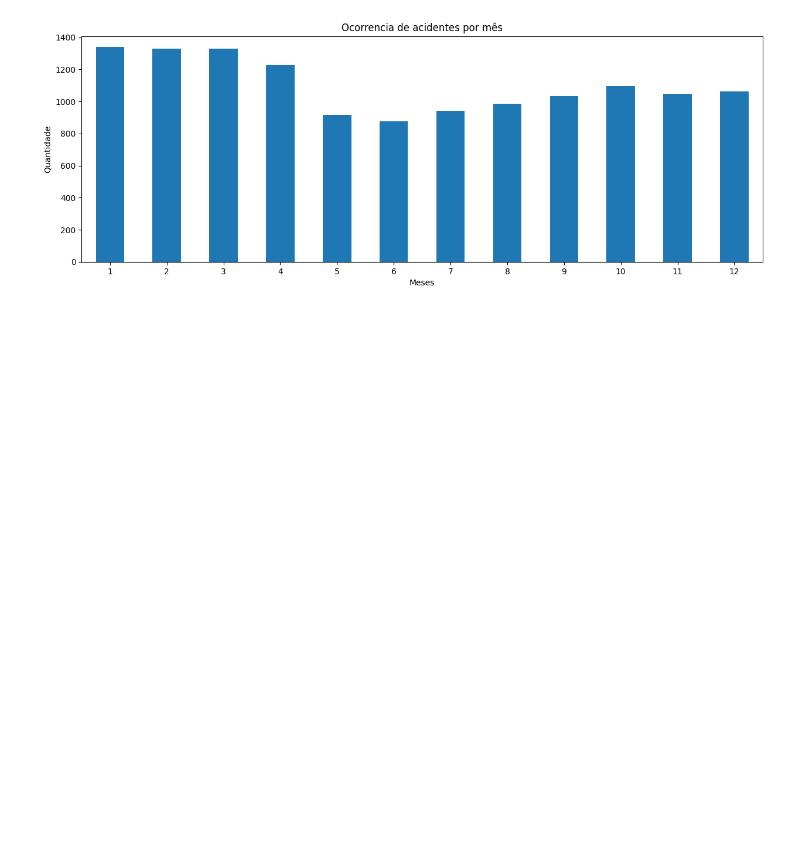
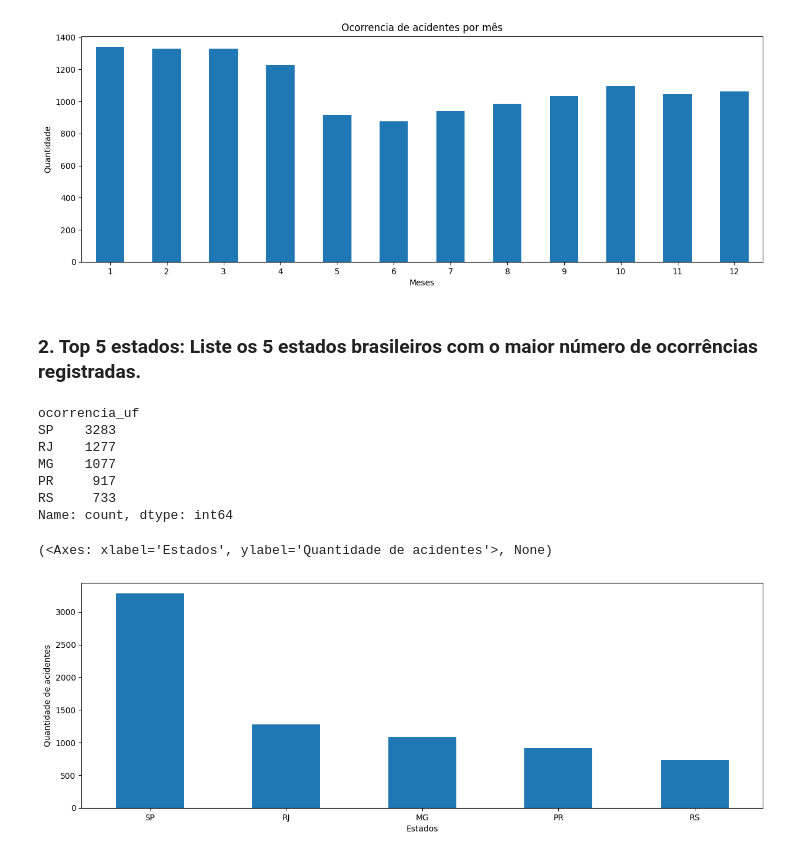
Before and after one commit to DosAnjos013/Analise_de_dados, a Jupyter notebook: Acidentes_Aereos/analise.ipynb, the cells around one changed output. Saved outputs shown, nothing was run; the diff lists cells and outputs as text; code cells hidden in the pictures; blank space fills up the shorter version.

```diff
--- a/Acidentes_Aereos/analise.ipynb
+++ b/Acidentes_Aereos/analise.ipynb
@@ -57,3 +56,21 @@ O mês com maior número de acidentes é: janeiro
 (<Axes: title={'center': 'Ocorrencia de acidentes por mês'}, xlabel='Meses', ylabel='Quantidade'>,
  None)
 [figure]
+# %% [markdown]
+### 2. Top 5 estados: Liste os 5 estados brasileiros com o maior número de ocorrências registradas.
+# %%
+def top_5(df):
+    combinado_df = df['ocorrencia_uf'].value_counts()
+    return combinado_df[:5].plot(figsize=[15, 5], kind='bar', rot=0, xlabel= 'Estados', ylabel='Quantidade de acidentes'), display(combinado_df[:5])
+
+top_5(ocorrencias_df)
+# %% [output]
+ocorrencia_uf
+SP    3283
+RJ    1277
+MG    1077
+PR     917
+RS     733
+Name: count, dtype: int64
+(<Axes: xlabel='Estados', ylabel='Quantidade de acidentes'>, None)
+[figure, added]
```
Also changed, not shown: parts of 6 cells of this notebook, 1 other file.
